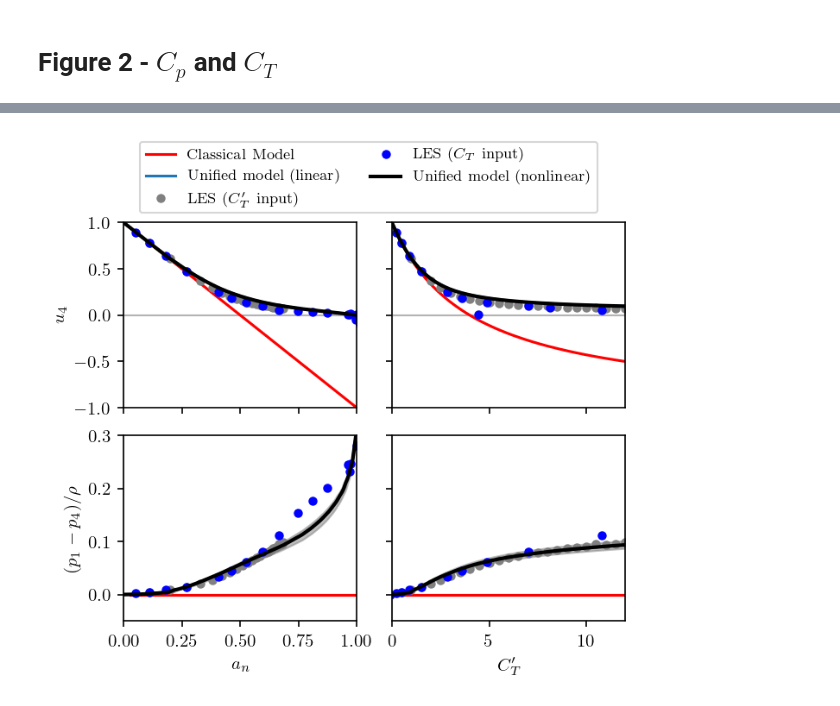
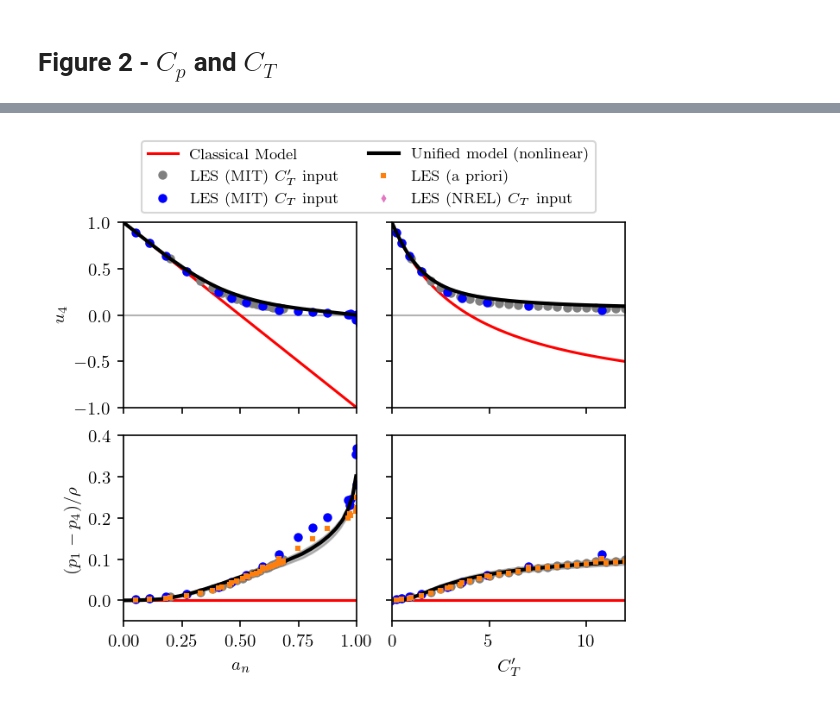
Before and after one commit to Howland-Lab/Unified-Momentum-Model, a Jupyter notebook: figures/figure_02_03.ipynb, the cells around one changed output, grey strips where cells are left out. Drawn from its saved outputs; the diff is of its cells as text; code cells hidden in the pictures.

```diff
--- a/figures/figure_02_03.ipynb
+++ b/figures/figure_02_03.ipynb
@@ -103,11 +110,22 @@ results["LES_ct"] = load_LES_data_ct(LES_data_fn)
 # Add a priori pressure, pap
 # %%
 results["LES a priori"] = []
-for sol in results["LES_ct"]:
+for sol in results["LES_ctp"] + results["LES_ct"]:
     results["LES a priori"].append(
-        LESSolution(sol.Ct, sol.an, sol.u4, sol.v4, np.nan, 0.5 * sol.Ctprime * (1 - sol.an) ** 2 * np.cos(0) ** 2 + 0.5 * sol.u4**2 - 0.5, sol.Cp, sol.Ct)
-
-        # 0.5 * sol.Ctprime * (1 - sol.an) ** 2 * np.cos(0) ** 2 + 0.5 * sol.u4**2 - 0.5
+        LESSolution(
+            sol.Ctprime,
+            sol.an,
+            np.nan,
+            np.nan,
+            np.nan,
+            -(
+                0.5 * sol.Ctprime * (1 - sol.an) ** 2 * np.cos(0) ** 2
+                + 0.5 * sol.u4**2
+                - 0.5
+            ),
+            np.nan,
+            np.nan,
+        )
     )
 # %% [markdown]
 # Generate Model Data
@@ -213,16 +232,29 @@ def setup_plot_like_mike(
     return axes
 # %%
 plot_kwargs = {
-    "LES_ctp": dict(ls="", marker=".", ms=8, c="0.5", label="LES ($C_T'$ input)"),
-    "LES_ct": dict(ls="", marker=".", ms=8, c="b", label="LES ($C_T$ input)"),
+    "LES_ctp": dict(ls="", marker=".", ms=8, c="0.5", label="LES (MIT) $C_T'$ input"),
+    "LES_ct": dict(ls="", marker=".", ms=8, c="b", label="LES (MIT) $C_T$ input"),
+    "LES_NREL": dict(
+        ls="", marker="d", ms=2, c="tab:pink", label="LES (NREL) $C_T$ input"
+    ),
     "classical": dict(c="r", label="Classical Model"),
     "linear": dict(label="Unified model (linear)"),
     "nonlinear": dict(c="k", lw=2, label="Unified model (nonlinear)"),
     "nonlinear_variation": dict(label="nonlinear (variation)"),
-    "LES a priori": dict(label="LES a priori")
+    "LES a priori": dict(
+        ls="", marker="s", ms=2, c="tab:orange", label=r"LES (a priori)"
+    ),
 }
 
-plot_order = ["classical", "linear", "LES_ctp", "LES_ct", "nonlinear"]
+plot_order = [
+    "classical",
+    # "linear",
+    "LES_ctp",
+    "LES_ct",
+    "nonlinear",
+    "LES a priori",
+    "LES_NREL",
+]
 # %% [markdown]
 # Figure 2 - $C_p$ and $C_T$
 # %%
@@ -246,17 +277,17 @@ axes[1, 1].set_ylim(-0.5, 1.5);
 # %%
 axes = setup_plot_like_mike(
     results,
     "u4",
     "dp",
     ("$u_4$", r"$(p_1-p_4)/\rho$"),
     keys=plot_order,
     range_keys=("nonlinear_minus", "nonlinear_plus"),
     plot_kwargs=plot_kwargs,
 )
 
 axes[0, 0].set_xlim(0, 1)
 axes[1, 1].set_xlim(0, 12)
 axes[0, 0].set_ylim(-1, 1)
-axes[1, 1].set_ylim(-0.05, 0.3);
+axes[1, 1].set_ylim(-0.05, 0.4);
 # %% [output]
-[figure, old version]
+[figure, new version]
```
Also changed, not shown: parts of 7 cells of this notebook, 2 other files.
